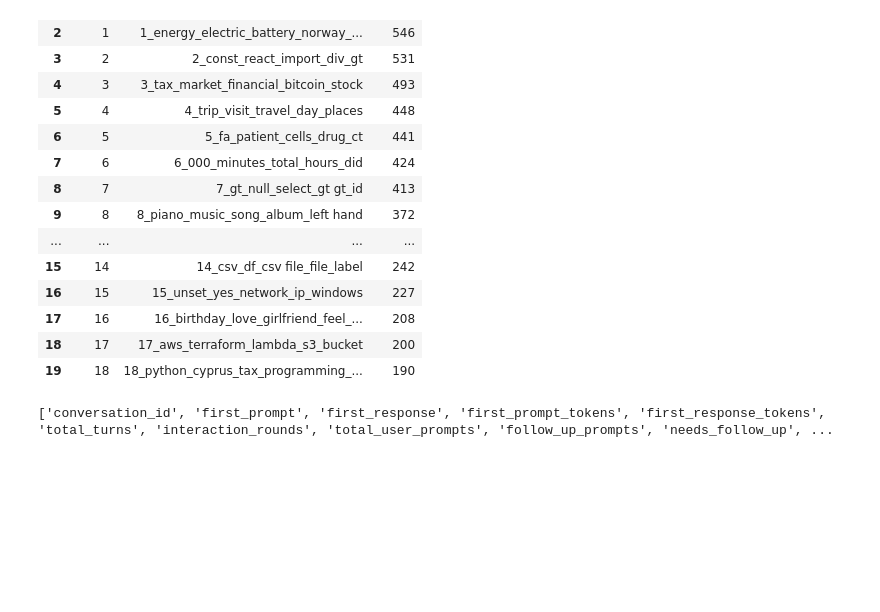
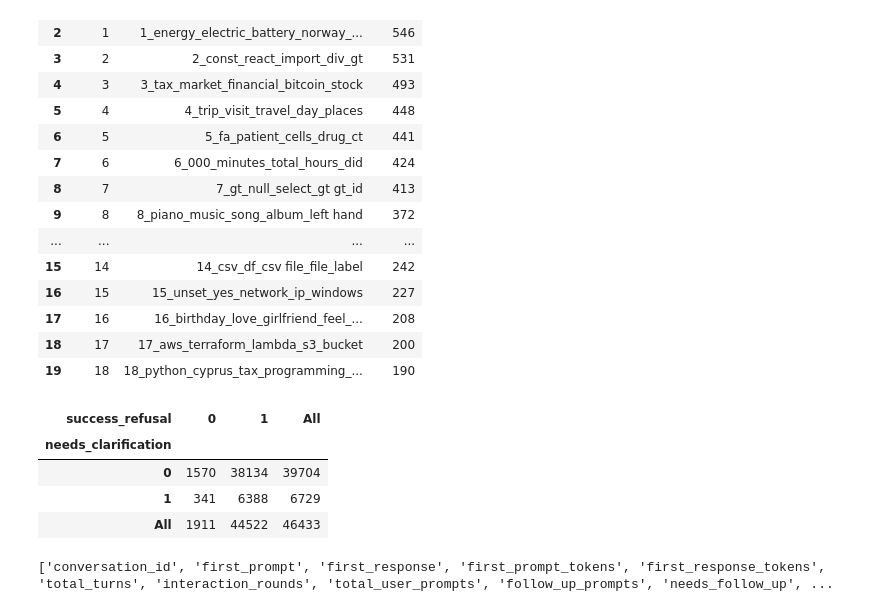
Before and after one commit to Thoericht/llm-sustainability-analysis, a Jupyter notebook: 02_notebooks/02_feature_target.ipynb, the cells around one changed output. Saved outputs shown, nothing was run; the diff lists cells and outputs as text; code cells hidden in the pictures; blank space fills up the shorter version.

```diff
--- a/02_notebooks/02_feature_target.ipynb
+++ b/02_notebooks/02_feature_target.ipynb
@@ -647,26 +650,40 @@ df["embedding_novelty"] = cosine_distances(
 # %%
 # ----------------------------
 # TARGETS
 # ----------------------------
 
 df["target_cost"] = df["first_response_tokens"]
 
 refusal_pattern = r"(?i)(i can't|i cannot|i’m sorry|i am sorry|as an ai|i do not have access)"
 
 df["target_success_refusal"] = (
     ~df["first_response"].fillna("").str.contains(refusal_pattern, regex=True)
 ).astype(int)
 
 clarification_pattern = r"(?i)(could you clarify|do you mean|can you specify|i'm not sure|i may have misunderstood|did you mean)"
 question_pattern = r"\?"
 
 df["target_needs_clarification"] = (
     df["first_response"].fillna("").str.contains(clarification_pattern, regex=True)
     | (
         df["first_response"].fillna("").str.contains(question_pattern, regex=True)
         & df["first_response"].fillna("").str.len().gt(20)
     )
 ).astype(int)
+
+pd.crosstab(
+    df["target_needs_clarification"],
+    df["target_success_refusal"],
+    rownames=["needs_clarification"],
+    colnames=["success_refusal"],
+    margins=True
+)
+# %% [output]
+| success_refusal | 0 | 1 | All |
+| needs_clarification |  |  |  |
+| 0 | 1570 | 38134 | 39704 |
+| 1 | 341 | 6388 | 6729 |
+| All | 1911 | 44522 | 46433 |
 # %%
 print(df.columns.tolist())
 # %% [output]
```
Also changed, not shown: parts of 5 cells of this notebook, 1 other file.
